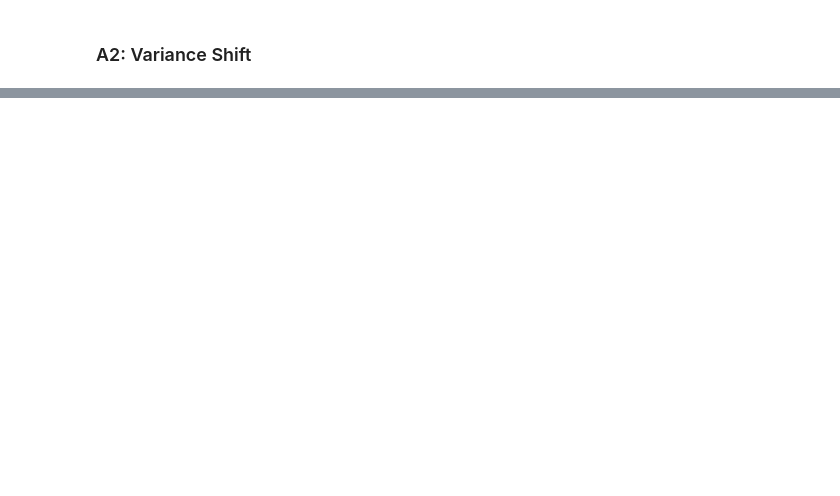
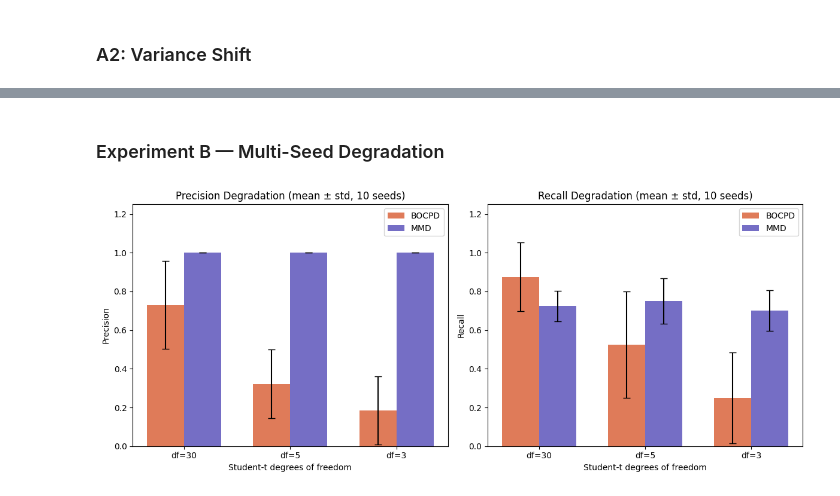
Before and after one commit to whitham-powell/regime-detection-comparison, a Jupyter notebook: notebooks/comparison_synthetic.ipynb, the cells around one changed output, grey strips where cells are left out. Drawn from its saved outputs; the diff is of its cells as text; code cells hidden in the pictures; blank space fills up the shorter version.

```diff
--- a/notebooks/comparison_synthetic.ipynb
+++ b/notebooks/comparison_synthetic.ipynb
@@ -482,0 +558,41 @@ tail risk is present.
+# %% [markdown]
+### Experiment B — Multi-Seed Degradation
+# %%
+exp_b_scenarios = ["B1: df=30", "B2: df=5", "B3: df=3"]
+exp_b = agg[agg["scenario"].isin(exp_b_scenarios)]
+
+fig_b, axes_b = plt.subplots(1, 2, figsize=(12, 5))
+
+for method, color in [("BOCPD", COLOR_BOCPD), ("MMD", COLOR_MMD)]:
+    sub = exp_b[exp_b["method"] == method]
+    x = np.arange(len(exp_b_scenarios))
+    width = 0.35
+    offset = -width / 2 if method == "BOCPD" else width / 2
+
+    axes_b[0].bar(
+        x + offset, sub["precision_mean"].values, width,
+        yerr=sub["precision_std"].values,
+        label=method, color=color, alpha=0.8, capsize=4,
+    )
+    axes_b[1].bar(
+        x + offset, sub["recall_mean"].values, width,
+        yerr=sub["recall_std"].values,
+        label=method, color=color, alpha=0.8, capsize=4,
+    )
+
+for ax, metric_name in zip(axes_b, ["Precision", "Recall"]):
+    ax.set_xticks(np.arange(len(exp_b_scenarios)))
+    ax.set_xticklabels(["df=30", "df=5", "df=3"])
+    ax.set_ylabel(metric_name)
+    ax.set_ylim(0, 1.25)
+    ax.legend()
+    ax.set_xlabel("Student-t degrees of freedom")
+
+axes_b[0].set_title("Precision Degradation (mean ± std, 10 seeds)")
+axes_b[1].set_title("Recall Degradation (mean ± std, 10 seeds)")
+
+plt.tight_layout()
+save_fig(fig_b, "synthetic_B_degradation.png")
+plt.show()
+# %% [output]
+[figure, added]
```
Also changed, not shown: parts of 42 cells of this notebook, 26 other files.
